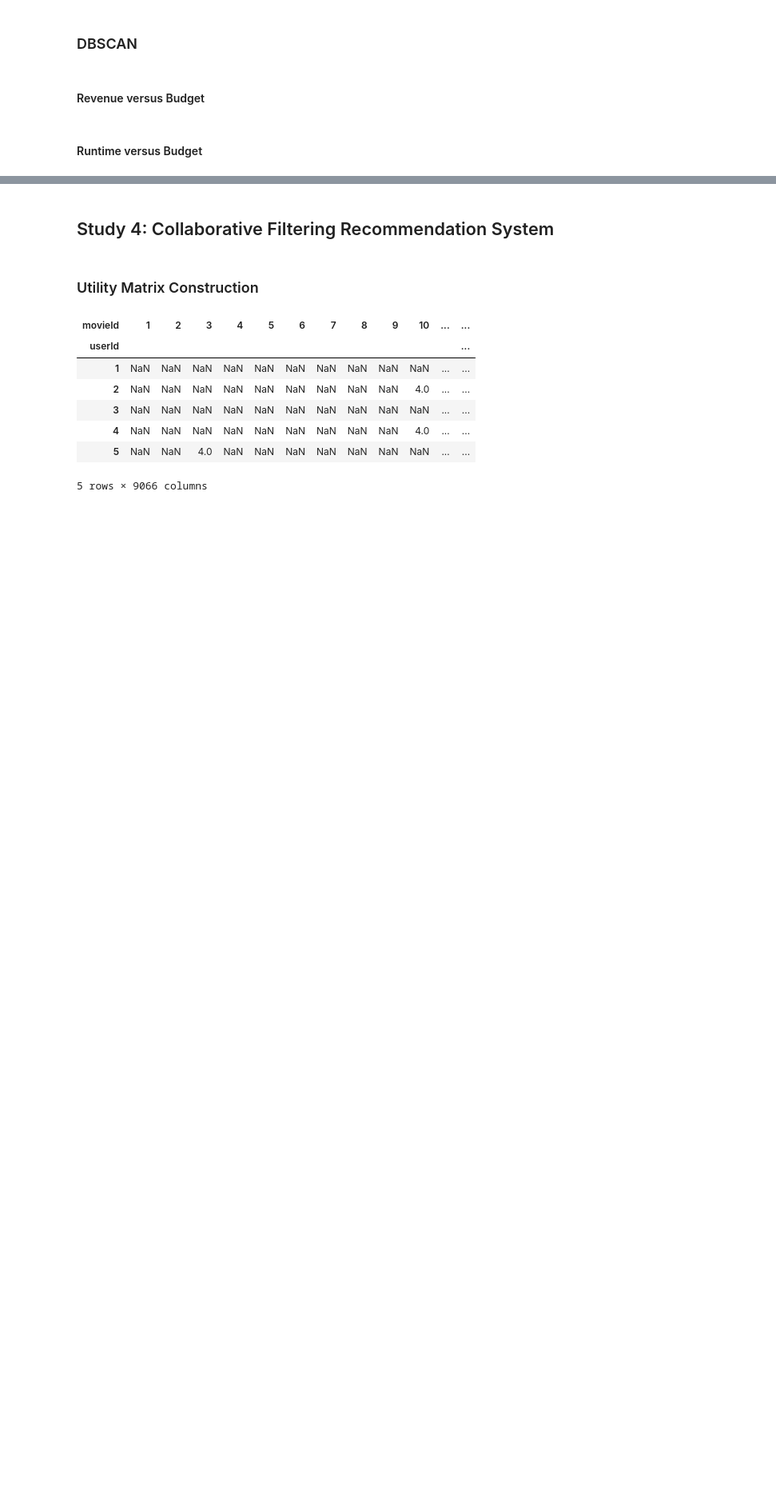
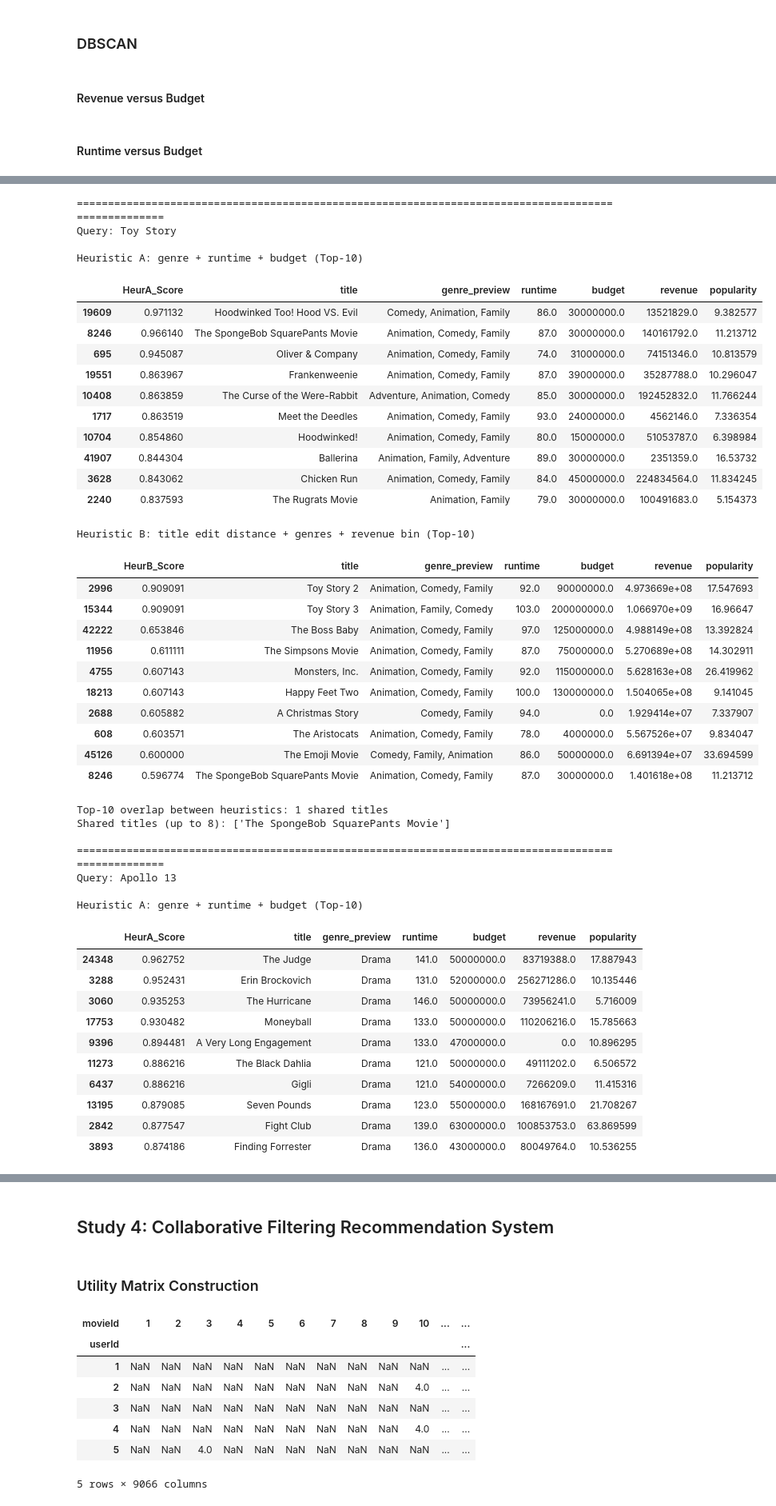
Before and after one commit to Zixin-Fan/CSI4142-A4, a Jupyter notebook: CSI4142_A4_ZixinFan_SolinMaaroof.ipynb, the cells around one changed output, grey strips where cells are left out. Shown at 80% size. Cells and saved outputs as stored; diff of their text form; code cells hidden in the pictures; blank space fills up the shorter version.

```diff
--- a/CSI4142_A4_ZixinFan_SolinMaaroof.ipynb
+++ b/CSI4142_A4_ZixinFan_SolinMaaroof.ipynb
@@ -332,0 +681,71 @@ This suggests that revenue is a more informative feature for clustering movies,
+# %%
+def show_recommendations(query_title, top_n=10):
+    q_pos = get_movie_pos_by_title(query_title)
+    print("\n" + "="*100)
+    print("Query:", study1_df.loc[q_pos, 'title'])
+
+    top_A, scores_A = recommend_top10_for_heuristic(q_pos, heuristic='A', top_n=top_n)
+    top_B, scores_B = recommend_top10_for_heuristic(q_pos, heuristic='B', top_n=top_n)
+
+    print("\nHeuristic A: genre + runtime + budget (Top-10)")
+    display(show_top10(top_A, 'HeurA_Score', scores_A))
+
+    print("\nHeuristic B: title edit distance + genres + revenue bin (Top-10)")
+    display(show_top10(top_B, 'HeurB_Score', scores_B))
+
+    titles_A = set(study1_df.loc[top_A, 'title'].tolist())
+    titles_B = set(study1_df.loc[top_B, 'title'].tolist())
+    overlap = titles_A.intersection(titles_B)
+    print(f"\nTop-10 overlap between heuristics: {len(overlap)} shared titles")
+    if overlap:
+        print("Shared titles (up to 8):", list(sorted(overlap))[:8])
+
+query_titles = ['Toy Story', 'Apollo 13', 'Fight Club']
+for t in query_titles:
+    show_recommendations(t, top_n=10)
+# %% [output]
+====================================================================================================
+Query: Toy Story
+
+Heuristic A: genre + runtime + budget (Top-10)
+|  | HeurA_Score | title | genre_preview | runtime | budget | revenue | popularity |
+| 19609 | 0.971132 | Hoodwinked Too! Hood VS. Evil | Comedy, Animation, Family | 86.0 | 30000000.0 | 13521829.0 | 9.382577 |
+| 8246 | 0.966140 | The SpongeBob SquarePants Movie | Animation, Comedy, Family | 87.0 | 30000000.0 | 140161792.0 | 11.213712 |
+| 695 | 0.945087 | Oliver & Company | Animation, Comedy, Family | 74.0 | 31000000.0 | 74151346.0 | 10.813579 |
+| 19551 | 0.863967 | Frankenweenie | Animation, Comedy, Family | 87.0 | 39000000.0 | 35287788.0 | 10.296047 |
+| 10408 | 0.863859 | The Curse of the Were-Rabbit | Adventure, Animation, Comedy | 85.0 | 30000000.0 | 192452832.0 | 11.766244 |
+| 1717 | 0.863519 | Meet the Deedles | Animation, Comedy, Family | 93.0 | 24000000.0 | 4562146.0 | 7.336354 |
+| 10704 | 0.854860 | Hoodwinked! | Animation, Comedy, Family | 80.0 | 15000000.0 | 51053787.0 | 6.398984 |
+| 41907 | 0.844304 | Ballerina | Animation, Family, Adventure | 89.0 | 30000000.0 | 2351359.0 | 16.53732 |
+| 3628 | 0.843062 | Chicken Run | Animation, Comedy, Family | 84.0 | 45000000.0 | 224834564.0 | 11.834245 |
+| 2240 | 0.837593 | The Rugrats Movie | Animation, Family | 79.0 | 30000000.0 | 100491683.0 | 5.154373 |
+Heuristic B: title edit distance + genres + revenue bin (Top-10)
+|  | HeurB_Score | title | genre_preview | runtime | budget | revenue | popularity |
+| 2996 | 0.909091 | Toy Story 2 | Animation, Comedy, Family | 92.0 | 90000000.0 | 4.973669e+08 | 17.547693 |
+| 15344 | 0.909091 | Toy Story 3 | Animation, Family, Comedy | 103.0 | 200000000.0 | 1.066970e+09 | 16.96647 |
+| 42222 | 0.653846 | The Boss Baby | Animation, Comedy, Family | 97.0 | 125000000.0 | 4.988149e+08 | 13.392824 |
+| 11956 | 0.611111 | The Simpsons Movie | Animation, Comedy, Family | 87.0 | 75000000.0 | 5.270689e+08 | 14.302911 |
+| 4755 | 0.607143 | Monsters, Inc. | Animation, Comedy, Family | 92.0 | 115000000.0 | 5.628163e+08 | 26.419962 |
+| 18213 | 0.607143 | Happy Feet Two | Animation, Comedy, Family | 100.0 | 130000000.0 | 1.504065e+08 | 9.141045 |
+| 2688 | 0.605882 | A Christmas Story | Comedy, Family | 94.0 | 0.0 | 1.929414e+07 | 7.337907 |
+| 608 | 0.603571 | The Aristocats | Animation, Comedy, Family | 78.0 | 4000000.0 | 5.567526e+07 | 9.834047 |
+| 45126 | 0.600000 | The Emoji Movie | Comedy, Family, Animation | 86.0 | 50000000.0 | 6.691394e+07 | 33.694599 |
+| 8246 | 0.596774 | The SpongeBob SquarePants Movie | Animation, Comedy, Family | 87.0 | 30000000.0 | 1.401618e+08 | 11.213712 |
+Top-10 overlap between heuristics: 1 shared titles
+Shared titles (up to 8): ['The SpongeBob SquarePants Movie']
+
+====================================================================================================
+Query: Apollo 13
+
+Heuristic A: genre + runtime + budget (Top-10)
+|  | HeurA_Score | title | genre_preview | runtime | budget | revenue | popularity |
+| 24348 | 0.962752 | The Judge | Drama | 141.0 | 50000000.0 | 83719388.0 | 17.887943 |
+| 3288 | 0.952431 | Erin Brockovich | Drama | 131.0 | 52000000.0 | 256271286.0 | 10.135446 |
+| 3060 | 0.935253 | The Hurricane | Drama | 146.0 | 50000000.0 | 73956241.0 | 5.716009 |
+| 17753 | 0.930482 | Moneyball | Drama | 133.0 | 50000000.0 | 110206216.0 | 15.785663 |
+| 9396 | 0.894481 | A Very Long Engagement | Drama | 133.0 | 47000000.0 | 0.0 | 10.896295 |
+| 11273 | 0.886216 | The Black Dahlia | Drama | 121.0 | 50000000.0 | 49111202.0 | 6.506572 |
+| 6437 | 0.886216 | Gigli | Drama | 121.0 | 54000000.0 | 7266209.0 | 11.415316 |
+| 13195 | 0.879085 | Seven Pounds | Drama | 123.0 | 55000000.0 | 168167691.0 | 21.708267 |
+| 2842 | 0.877547 | Fight Club | Drama | 139.0 | 63000000.0 | 100853753.0 | 63.869599 |
+| 3893 | 0.874186 | Finding Forrester | Drama | 136.0 | 43000000.0 | 80049764.0 | 10.536255 |
```
Also changed, not shown: parts of 25 cells of this notebook.
